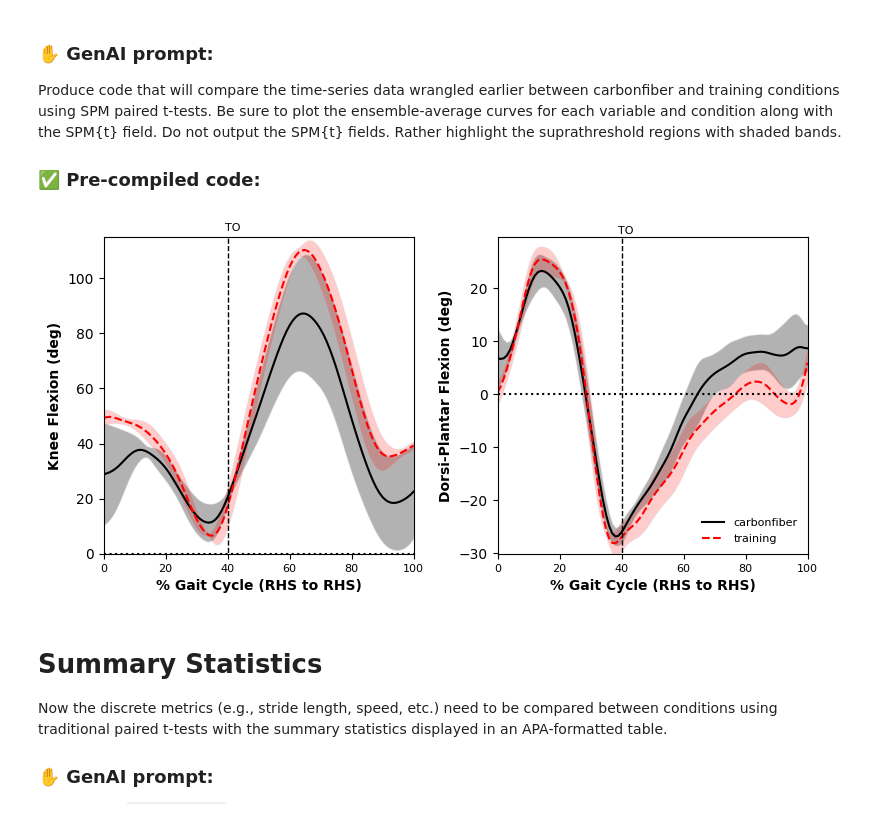
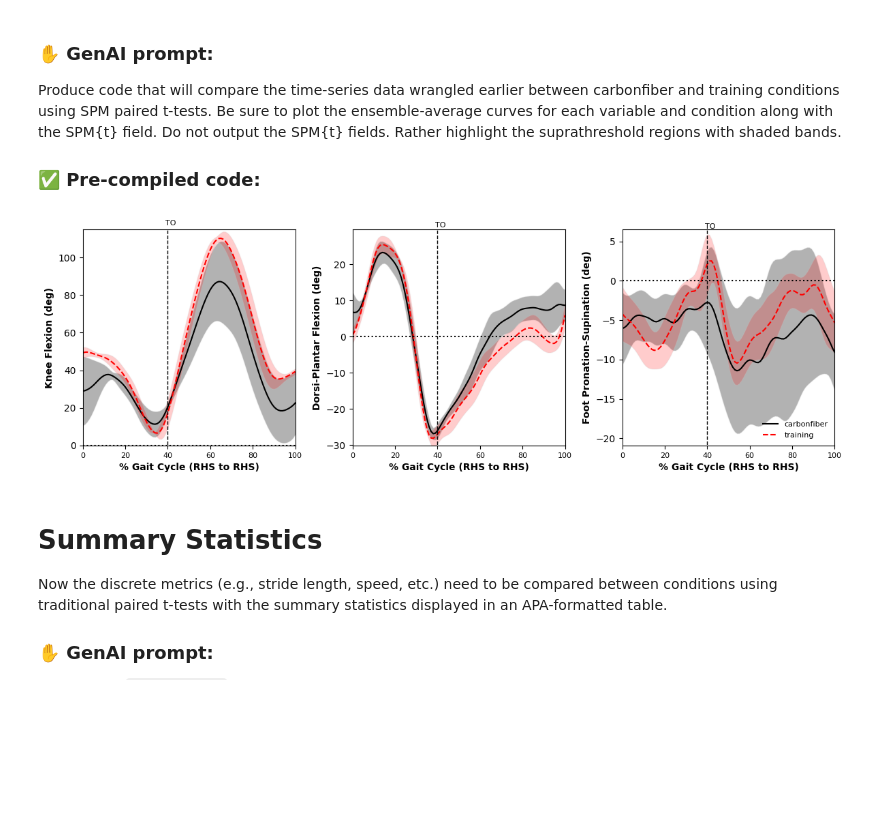
Before and after one commit to plnu-biomechanics/kin6015, a Jupyter notebook: notebooks/kin6015_lab3.ipynb, the cells around one changed output. Saved outputs shown, nothing was run; the diff lists cells and outputs as text; code cells hidden in the pictures; blank space fills up the shorter version.

```diff
--- a/notebooks/kin6015_lab3.ipynb
+++ b/notebooks/kin6015_lab3.ipynb
@@ -444,7 +444,7 @@ def plot_spm(ax, Y1, Y2, label_Y1, label_Y2, x_label, y_label, y_limits, units,
       ax.legend(fontsize=8, loc='lower right', frameon=False)
 
 # Combine both SPM plots (no SPM{t} fields)
-pyplot.figure( figsize=(8, 4) )
+pyplot.figure( figsize=(12, 4) ) # Adjusted figsize for 3 plots horizontally
 
 # =============================================================================
 # KNEE FLEXION
@@ -469,7 +469,7 @@ max_val = max(YA.max(), YB.max())
 y_limits = [min_val, max_val]
 
 # Subplot 1
-ax1 = pyplot.subplot(1, 2, 1)
+ax1 = pyplot.subplot(1, 3, 1) # Changed to 1 row, 3 columns, position 1
 plot_spm(
     ax1, YA, YB,
     label_Y1="carbonfiber",
@@ -497,35 +497,72 @@ units = "deg"
 YA            = ankleplantar_carbonfiber_data
 
 # YB (red)
 YB            = ankleplantar_training_data
 
 # Calculate shared y-axis limits
 min_val = min(YA.min(), YB.min())
 if min_val > 0:
     min_val = 0
 max_val = max(YA.max(), YB.max())
 y_limits = [min_val, max_val]
 
 # Subplot 2
-ax2 = pyplot.subplot(1, 2, 2)
+ax2 = pyplot.subplot(1, 3, 2) # Changed to 1 row, 3 columns, position 2
 plot_spm(
     ax2, YA, YB,
+    label_Y1="carbonfiber",
+    label_Y2="training",
+    x_label = xlabel,
+    y_label=f'{ylabel} ({units})',
+    y_limits=y_limits,
+    units=units,
+    color_Y1='k',
+    color_Y2='r',
+    show_legend=False
+)
+
+# =============================================================================
+# FOOT PRONATION
+# =============================================================================
+
+# Replace x and y axes and filename label
+# xlabel = "% Gait Cycle (RHS to RHS)"
+ylabel="Foot Pronation-Supination"
+units = "deg"
+
+# YA (black)
+YA            = footpronation_carbonfiber_data
+
+# YB (red)
+YB            = footpronation_training_data
+
+# Calculate shared y-axis limits
+min_val = min(YA.min(), YB.min())
+if min_val > 0:
+    min_val = 0
+max_val = max(YA.max(), YB.max())
+y_limits = [min_val, max_val]
+
+# Subplot 3
+ax3 = pyplot.subplot(1, 3, 3) # Changed to 1 row, 3 columns, position 3
+plot_spm(
+    ax3, YA, YB,
     label_Y1="carbonfiber",
     label_Y2="training",
     x_label = xlabel,
     y_label=f'{ylabel} ({units})',
     y_limits=y_limits,
     units=units,
     color_Y1='k',
     color_Y2='r',
     show_legend=True
 )
 
 ### plot SPM results:
 pyplot.tight_layout()
 pyplot.show()
 # %% [output]
-[figure, old version]
+[figure, new version]
 # %% [markdown]
 
 # Summary Statistics
```
Also changed, not shown: parts of 1 cell of this notebook.
